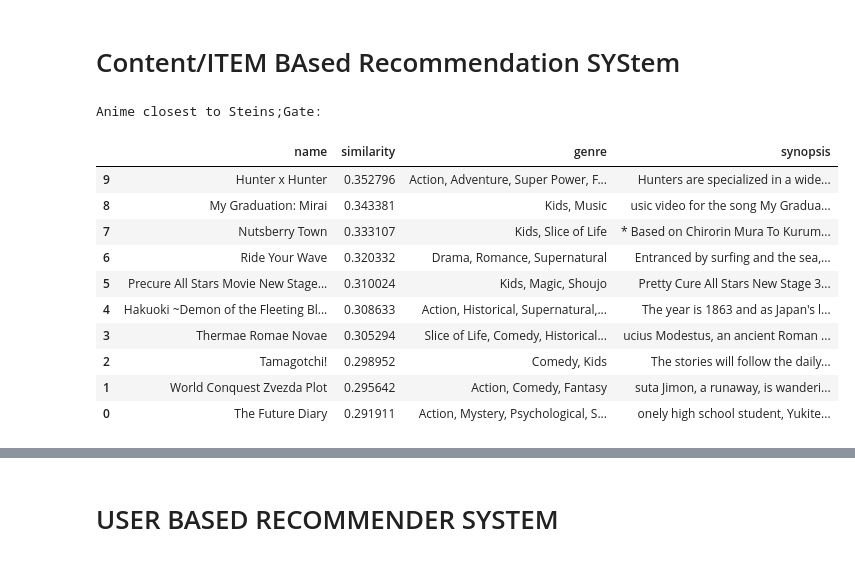
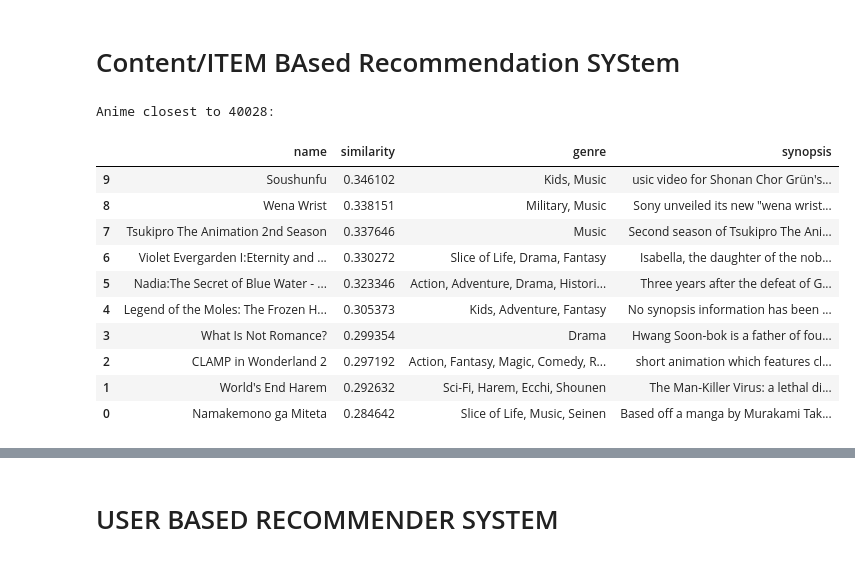
Before and after one commit to RohitDusane/mlops-comet-ml-dvc, a Jupyter notebook: notebook/anime.ipynb, the cells around one changed output, grey strips where cells are left out. Drawn from its saved outputs; the diff is of its cells as text; code cells hidden in the pictures.

```diff
--- a/notebook/anime.ipynb
+++ b/notebook/anime.ipynb
@@ -487,6 +487,10 @@ def find_similar_animes(name,
                         return_dist=False,
                         neg=False):
     try:
+        if name not in anime2anime_encoded:
+            print(f"Anime {name} not found in encoding dictionary.")
+            return None
+
         # Get the index of the anime based on its name
         index = getAnimeFrame(name, anime_df).anime_id.values[0]  # gets index value
         encoded_index = anime2anime_encoded.get(index)  # Get encoded index
@@ -552,25 +556,25 @@ def find_similar_animes(name,
 # %%
 # np.argsort(np.dot(anime_weights, anime_weights[1666]))
 # %%
-find_similar_animes('Steins;Gate',
+find_similar_animes(40028,
                     anime_weights,
                     anime2anime_encoded,
                     anime2anime_decoded,
                     anime_df,
-                    synopsis_df,)
+                    synopsis_df)
 # %% [output]
-Anime closest to Steins;Gate:
+Anime closest to 40028:
 |  | name | similarity | genre | synopsis |
-| 9 | Hunter x Hunter | 0.352796 | Action, Adventure, Super Power, F... | Hunters are specialized in a wide... |
-| 8 | My Graduation: Mirai | 0.343381 | Kids, Music | usic video for the song My Gradua... |
-| 7 | Nutsberry Town | 0.333107 | Kids, Slice of Life | * Based on Chirorin Mura To Kurum... |
-| 6 | Ride Your Wave | 0.320332 | Drama, Romance, Supernatural | Entranced by surfing and the sea,... |
-| 5 | Precure All Stars Movie New Stage... | 0.310024 | Kids, Magic, Shoujo | Pretty Cure All Stars New Stage 3... |
-| 4 | Hakuoki ~Demon of the Fleeting Bl... | 0.308633 | Action, Historical, Supernatural,... | The year is 1863 and as Japan's l... |
-| 3 | Thermae Romae Novae | 0.305294 | Slice of Life, Comedy, Historical... | ucius Modestus, an ancient Roman ... |
-| 2 | Tamagotchi! | 0.298952 | Comedy, Kids | The stories will follow the daily... |
-| 1 | World Conquest Zvezda Plot | 0.295642 | Action, Comedy, Fantasy | suta Jimon, a runaway, is wanderi... |
-| 0 | The Future Diary | 0.291911 | Action, Mystery, Psychological, S... | onely high school student, Yukite... |
+| 9 | Soushunfu | 0.346102 | Kids, Music | usic video for Shonan Chor Grün's... |
+| 8 | Wena Wrist | 0.338151 | Military, Music | Sony unveiled its new "wena wrist... |
+| 7 | Tsukipro The Animation 2nd Season | 0.337646 | Music | Second season of Tsukipro The Ani... |
+| 6 | Violet Evergarden I:Eternity and ... | 0.330272 | Slice of Life, Drama, Fantasy | Isabella, the daughter of the nob... |
+| 5 | Nadia:The Secret of Blue Water - ... | 0.323346 | Action, Adventure, Drama, Histori... | Three years after the defeat of G... |
+| 4 | Legend of the Moles: The Frozen H... | 0.305373 | Kids, Adventure, Fantasy | No synopsis information has been ... |
+| 3 | What Is Not Romance? | 0.299354 | Drama | Hwang Soon-bok is a father of fou... |
+| 2 | CLAMP in Wonderland 2 | 0.297192 | Action, Fantasy, Magic, Comedy, R... | short animation which features cl... |
+| 1 | World's End Harem | 0.292632 | Sci-Fi, Harem, Ecchi, Shounen | The Man-Killer Virus: a lethal di... |
+| 0 | Namakemono ga Miteta | 0.284642 | Slice of Life, Music, Seinen | Based off a manga by Murakami Tak... |
 # %%
 find_similar_animes(
     "Steins;Gate",
```
Also changed, not shown: parts of 13 cells of this notebook, 10 other files.
